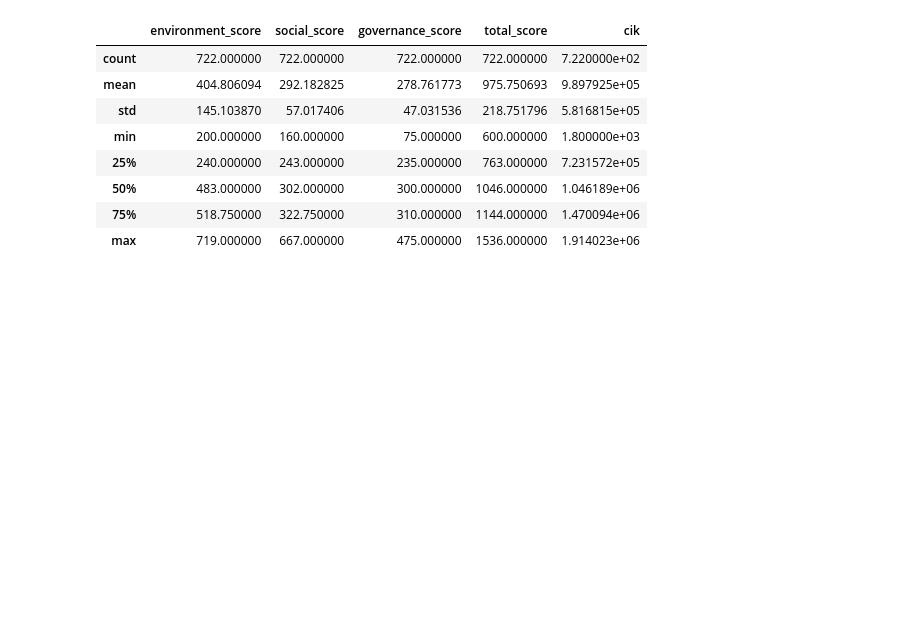
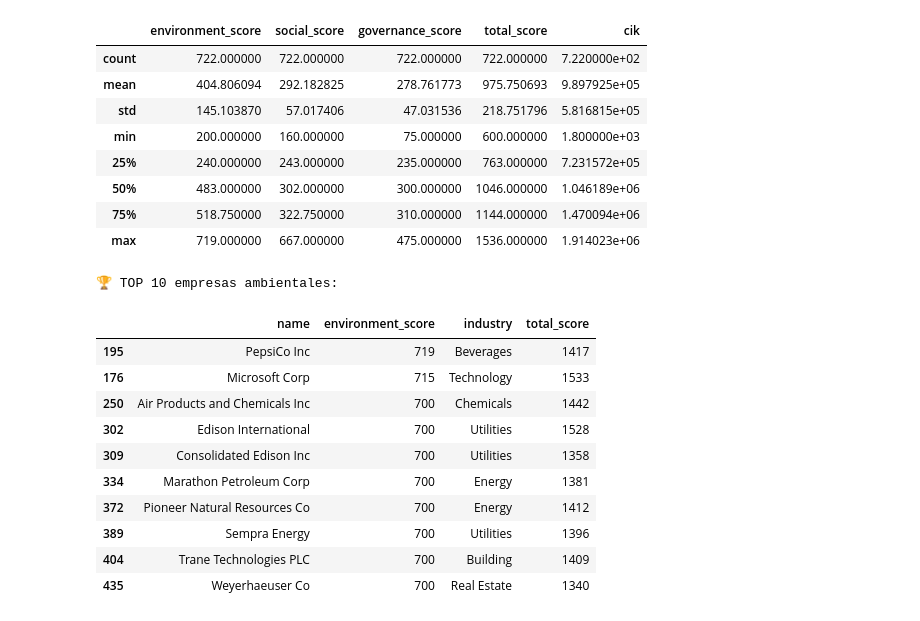
Before and after one commit to mcmoucheron/Portfolio-for-Remote-Data-Roles-Projects, a Jupyter notebook: ESG_Analysis_Global_Chile_v1.ipynb, the cells around one changed output. Saved outputs shown, nothing was run; the diff lists cells and outputs as text; code cells hidden in the pictures; blank space fills up the shorter version.

```diff
--- a/ESG_Analysis_Global_Chile_v1.ipynb
+++ b/ESG_Analysis_Global_Chile_v1.ipynb
@@ -56,3 +56,21 @@ dtype: object
 | 50% | 483.000000 | 302.000000 | 300.000000 | 1046.000000 | 1.046189e+06 |
 | 75% | 518.750000 | 322.750000 | 310.000000 | 1144.000000 | 1.470094e+06 |
 | max | 719.000000 | 667.000000 | 475.000000 | 1536.000000 | 1.914023e+06 |
+# %%
+# Top 10 empresas por environment_score
+top_environmental = df.nlargest(10, 'environment_score')[['name', 'environment_score', 'industry', 'total_score']]
+print("🏆 TOP 10 empresas ambientales:")
+top_environmental
+# %% [output]
+🏆 TOP 10 empresas ambientales:
+|  | name | environment_score | industry | total_score |
+| 195 | PepsiCo Inc | 719 | Beverages | 1417 |
+| 176 | Microsoft Corp | 715 | Technology | 1533 |
+| 250 | Air Products and Chemicals Inc | 700 | Chemicals | 1442 |
+| 302 | Edison International | 700 | Utilities | 1528 |
+| 309 | Consolidated Edison Inc | 700 | Utilities | 1358 |
+| 334 | Marathon Petroleum Corp | 700 | Energy | 1381 |
+| 372 | Pioneer Natural Resources Co | 700 | Energy | 1412 |
+| 389 | Sempra Energy | 700 | Utilities | 1396 |
+| 404 | Trane Technologies PLC | 700 | Building | 1409 |
+| 435 | Weyerhaeuser Co | 700 | Real Estate | 1340 |
```
Also changed, not shown: parts of 3 cells of this notebook.
